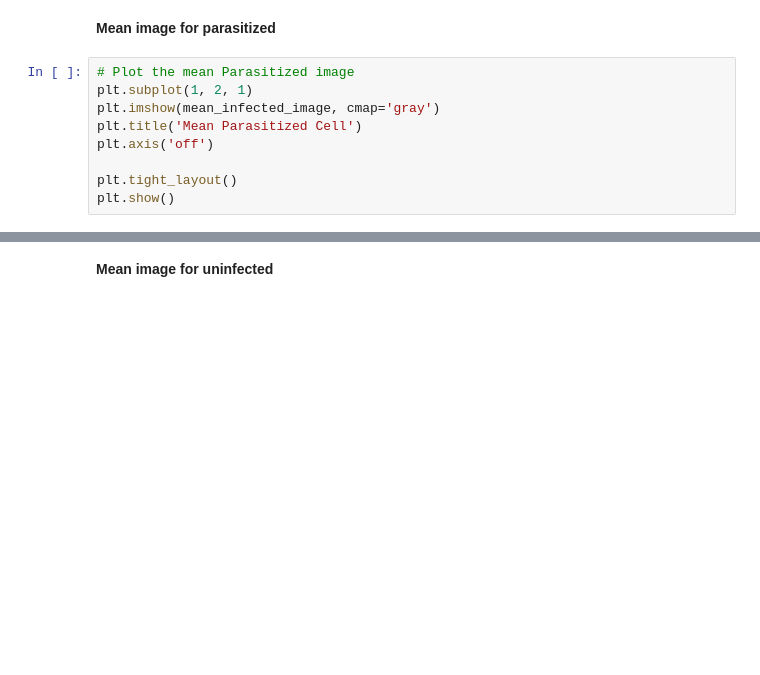
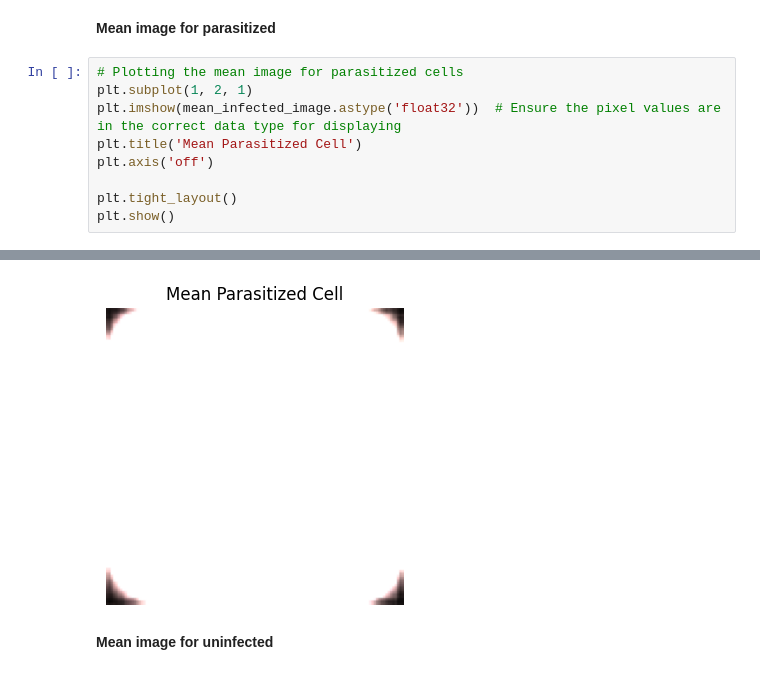
Before and after one commit to oigwe-frx/Final_Project_Malaria_Detection_Full_Code, a Jupyter notebook: Final_Malaria_Detection_Full_Code.ipynb, the cells around one changed output, grey strips where cells are left out. Cells and saved outputs as stored; diff of their text form; blank space fills up the shorter version.

```diff
--- a/Final_Malaria_Detection_Full_Code.ipynb
+++ b/Final_Malaria_Detection_Full_Code.ipynb
@@ -401,11 +407,12 @@ plt.figure(figsize=(10, 5))
 # %% [markdown]
 <b> Mean image for parasitized
 # %%
-# Plot the mean Parasitized image
+# Plotting the mean image for parasitized cells
 plt.subplot(1, 2, 1)
-plt.imshow(mean_infected_image, cmap='gray')
+plt.imshow(mean_infected_image.astype('float32'))  # Ensure the pixel values are in the correct data type for displaying
 plt.title('Mean Parasitized Cell')
 plt.axis('off')
 
 plt.tight_layout()
 plt.show()
+# %% [output]
@@ -412,3 +420,4 @@ plt.show()
+[figure, added]
 # %% [markdown]
 <b> Mean image for uninfected
 # %%
```
Also changed, not shown: parts of 28 cells of this notebook.
